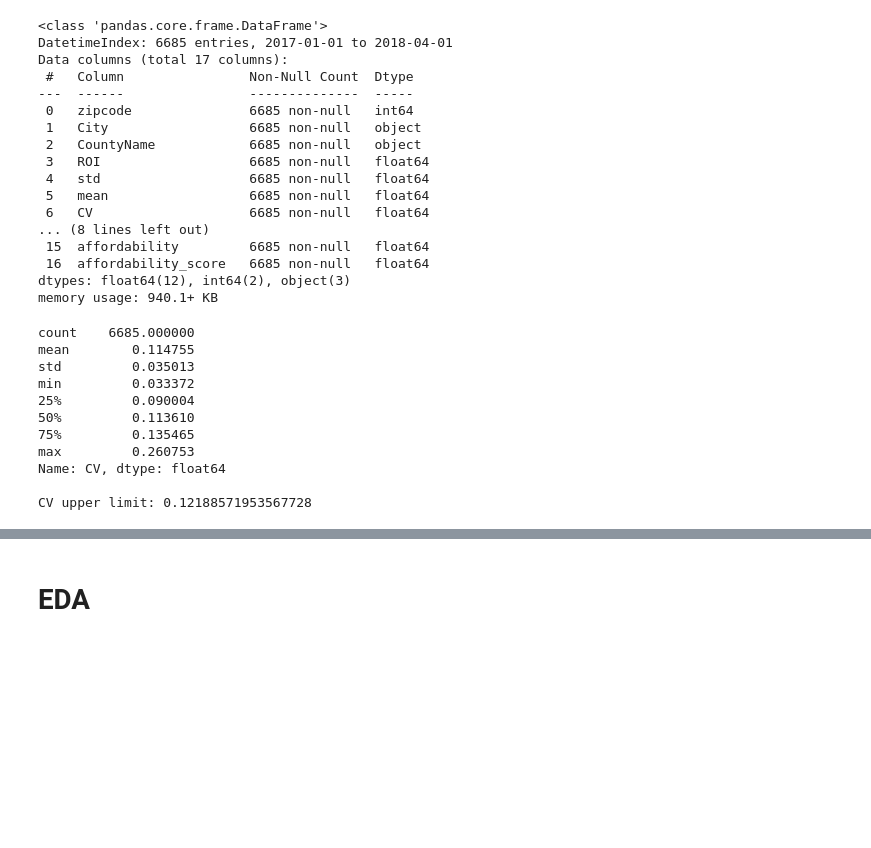
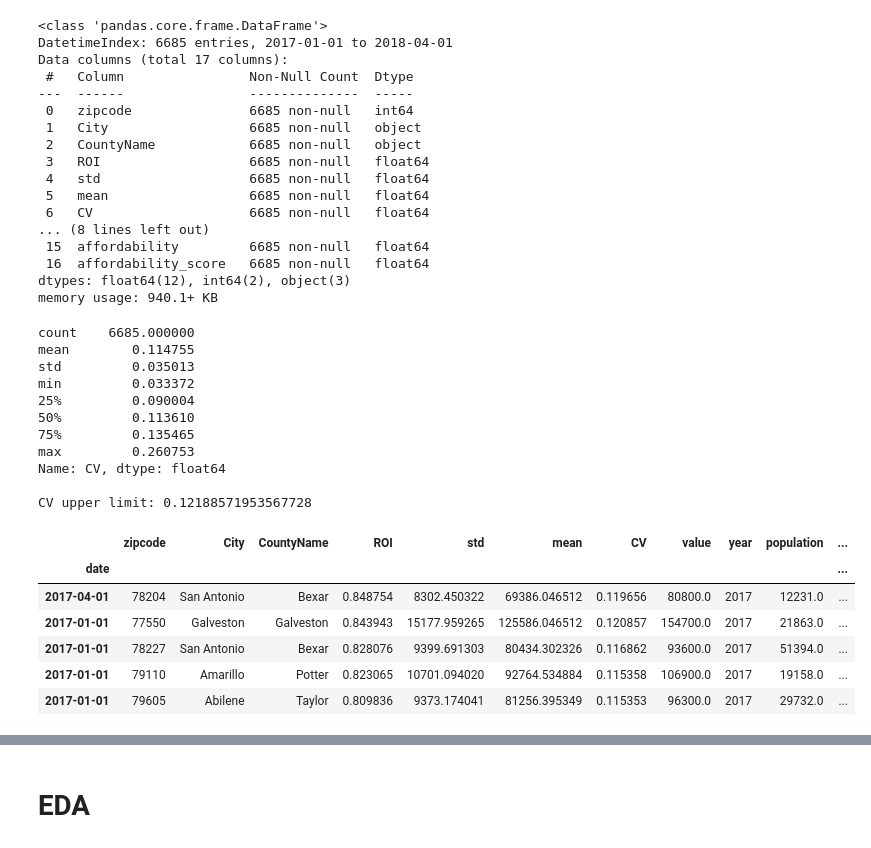
Before and after one commit to rhk48/zillow-time-series, a Jupyter notebook: lorela_nb.ipynb, the cells around one changed output, grey strips where cells are left out. Drawn from its saved outputs; the diff is of its cells as text; code cells hidden in the pictures; blank space fills up the shorter version.

```diff
--- a/lorela_nb.ipynb
+++ b/lorela_nb.ipynb
@@ -326,22 +326,34 @@ memory usage: 940.1+ KB
 # %%
 #Descriptive statistics of coefficients of variance.
 print(df_merged_20.CV.describe())
 
 #Define upper limit of CV according to risk profile.
 upper_cv = df_merged_20.CV.quantile(.6)
 print(f'\nCV upper limit: {upper_cv}')
 
 #Get the 5 zipcodes with highest ROIs within the firms risk profile.
 df_20_cv = df_merged_20[df_merged_20['CV']<upper_cv]
+
+df_20_cv = df_20_cv.reset_index()
+df_20_cv = df_20_cv.loc[df_20_cv.groupby("zipcode")["ROI"].idxmax()].sort_values('ROI',axis=0,ascending=False)[:5]
+df_20_cv.set_index('date',inplace=True)
+df_20_cv
 # %% [output]
 count    6685.000000
 mean        0.114755
 std         0.035013
 min         0.033372
 25%         0.090004
 50%         0.113610
 75%         0.135465
 max         0.260753
 Name: CV, dtype: float64
 
 CV upper limit: 0.12188571953567728
+|  | zipcode | City | CountyName | ROI | std | mean | CV | value | year | population | ... |
+| date |  |  |  |  |  |  |  |  |  |  | ... |
+| 2017-04-01 | 78204 | San Antonio | Bexar | 0.848754 | 8302.450322 | 69386.046512 | 0.119656 | 80800.0 | 2017 | 12231.0 | ... |
+| 2017-01-01 | 77550 | Galveston | Galveston | 0.843943 | 15177.959265 | 125586.046512 | 0.120857 | 154700.0 | 2017 | 21863.0 | ... |
+| 2017-01-01 | 78227 | San Antonio | Bexar | 0.828076 | 9399.691303 | 80434.302326 | 0.116862 | 93600.0 | 2017 | 51394.0 | ... |
+| 2017-01-01 | 79110 | Amarillo | Potter | 0.823065 | 10701.094020 | 92764.534884 | 0.115358 | 106900.0 | 2017 | 19158.0 | ... |
+| 2017-01-01 | 79605 | Abilene | Taylor | 0.809836 | 9373.174041 | 81256.395349 | 0.115353 | 96300.0 | 2017 | 29732.0 | ... |
```
Also changed, not shown: parts of 1 cell of this notebook.
